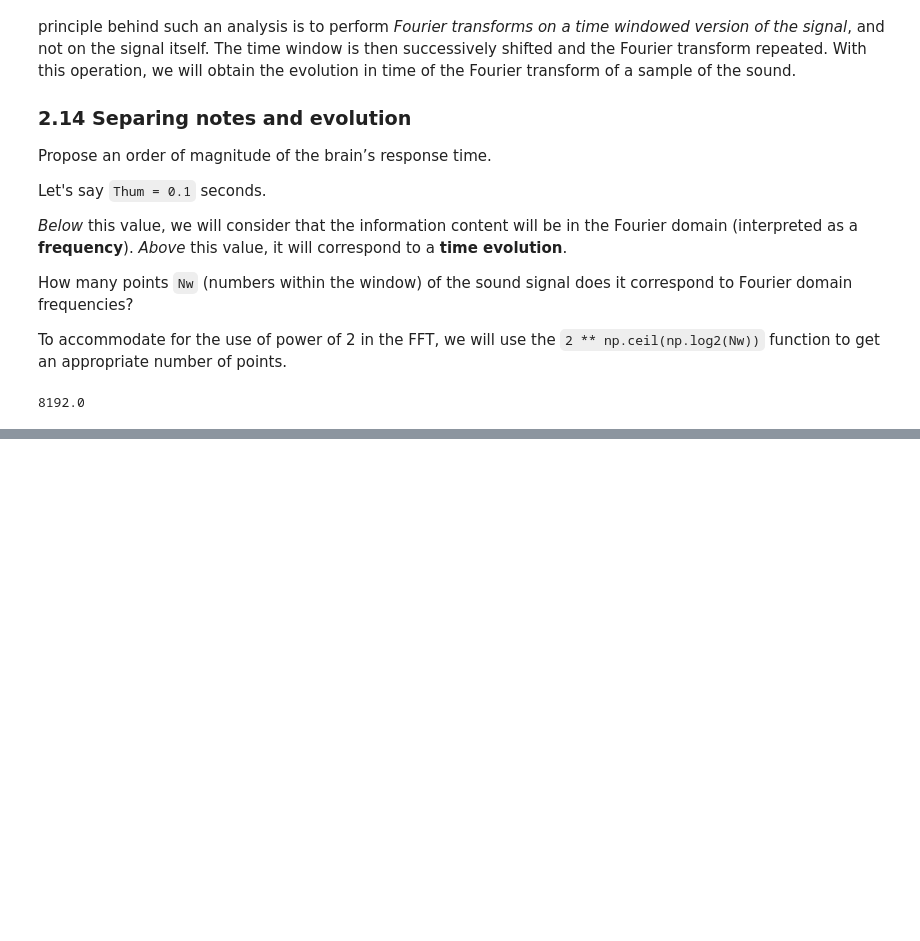
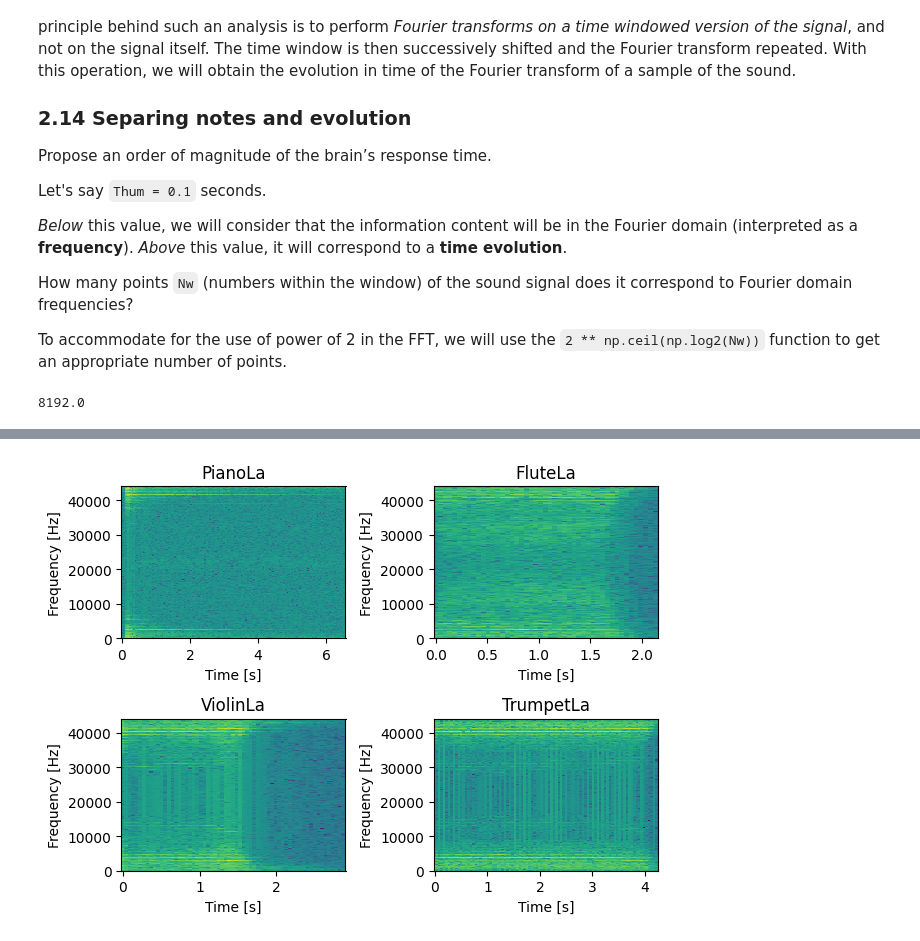
Before and after one commit to Eric-Vidal-hub/Signal-Processing, a Jupyter notebook: 1_spectrogram.ipynb, the cells around one changed output, grey strips where cells are left out. Drawn from its saved outputs; the diff is of its cells as text; code cells hidden in the pictures; blank space fills up the shorter version.

Commit message:
spectrogram and new samples

```diff
--- a/1_spectrogram.ipynb
+++ b/1_spectrogram.ipynb
@@ -168,7 +168,8 @@ Let's say `Thum = 0.1` seconds.
  To accommodate for the use of power of 2 in the FFT, we will use the `2 ** np.ceil(np.log2(Nw))` function to get an appropriate number of points.
 # %%
 Thum = 0.1      # Human ear response [in seconds] (window size)
-real_Nw = Thum * frequencies[0]  # Number of points for window size in Fourier Domain
+fsp = frequencies[0]    # Sampling frequency [in Hz] (the same for all instruments)
+real_Nw = Thum * fsp    # Number of points for window size in Fourier Domain
 Nw = 2 ** np.ceil(np.log2(real_Nw))  # FFT accomodation for window size
 print(Nw)
 # %% [output]
@@ -200,0 +217,13 @@ for i in range(len(instruments)):
+# %%
+# window = np.ones((int(Nw), 1))
+# window = np.hanning(Nw)
+window = np.hamming(Nw)
+
+# Spectrogram
+spec = []
+for i in range(len(instruments)):
+    matrix = matrices[i]            # Matrix for each instrument
+    ch1_amp = ch1_amplitudes[i]     # Amplitude of channel 1
+    for j in range(int(Nsp[i])):
+        matrix[:, j] = np.fft.fft(ch1_amp[int(shift * j):int(shift * j + Nw)] * window)  # FT for each window
+    spec.append(matrix)
@@ -200,0 +236,13 @@ for i in range(len(instruments)):
+# %%
+# Plot spectrogram using dB scale and pcolor
+plt.figure(3)
+for i in range(len(instruments)):
+    plt.subplot(2, 2, i + 1)
+    plt.pcolor(timesp[i], freqsp[i], 20 * np.log10(np.abs(spec[i])), cmap='viridis')
+    plt.title(instruments[i])
+    plt.ylabel('Frequency [Hz]')
+    plt.xlabel('Time [s]')
+plt.tight_layout()
+plt.show()
+# %% [output]
+[figure, added]
```
Also changed, not shown: parts of 7 cells of this notebook, 1 other file.
